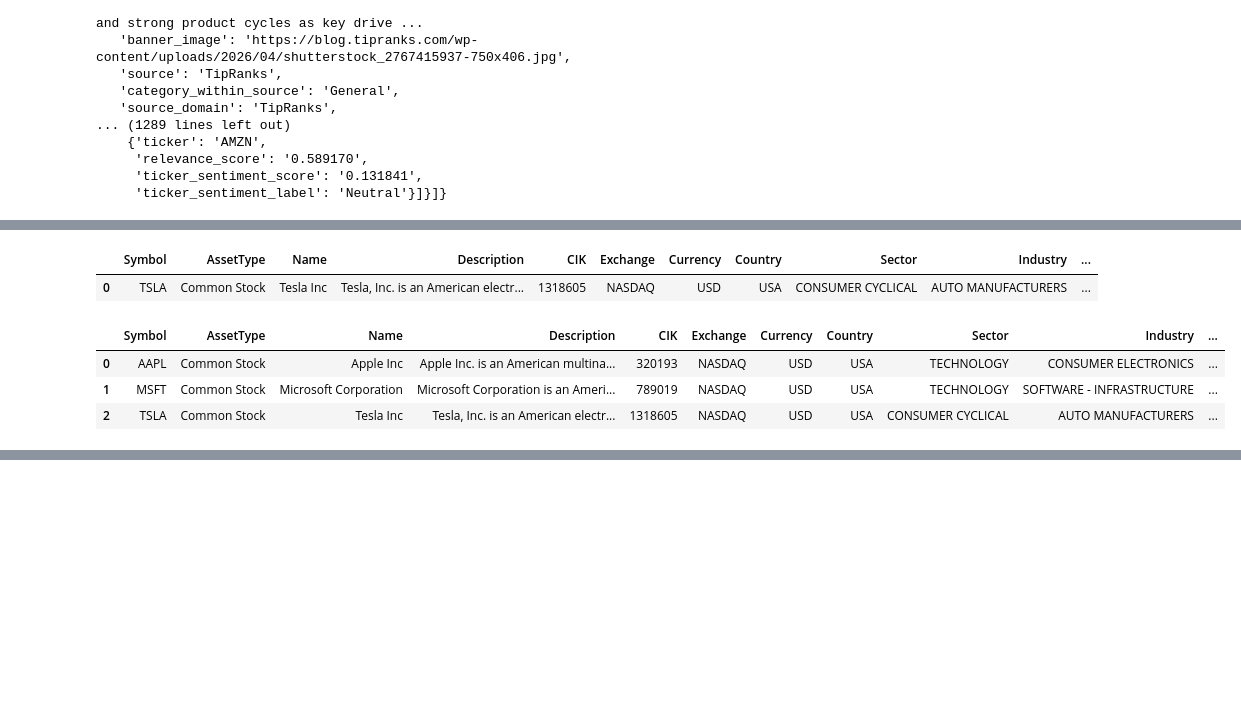
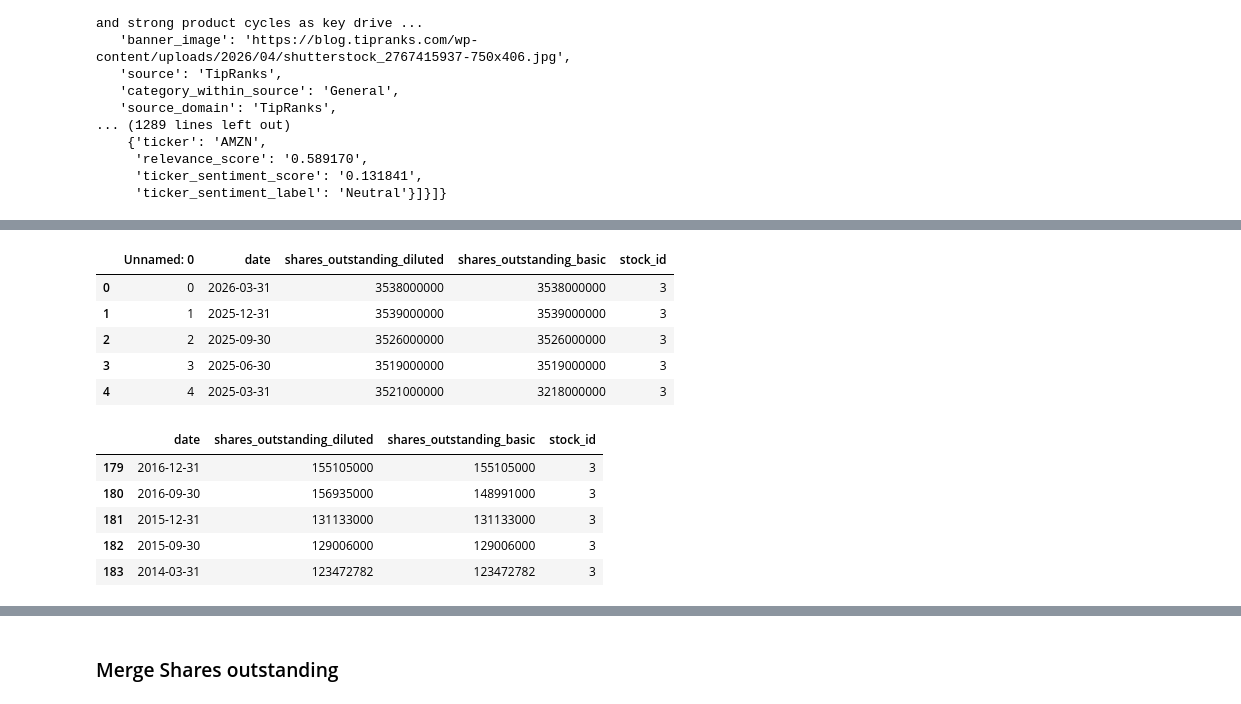
Before and after one commit to kumarbyes/project_stock_analysis, a Jupyter notebook: alpha_vantage_api/querying_alpha_vantage.ipynb, the cells around one changed output, grey strips where cells are left out. Saved outputs shown, nothing was run; the diff lists cells and outputs as text; code cells hidden in the pictures; blank space fills up the shorter version.

```diff
--- a/alpha_vantage_api/querying_alpha_vantage.ipynb
+++ b/alpha_vantage_api/querying_alpha_vantage.ipynb
@@ -145,17 +150,24 @@ df2.head()
 # %%
 df3 = pd.read_csv('./stocks/TSLA/OVERVIEW.csv')
+df3["stock_id"] = 3
 df3.head()
 # %% [output]
-|  | Symbol | AssetType | Name | Description | CIK | Exchange | Currency | Country | Sector | Industry | ... |
-| 0 | TSLA | Common Stock | Tesla Inc | Tesla, Inc. is an American electr... | 1318605 | NASDAQ | USD | USA | CONSUMER CYCLICAL | AUTO MANUFACTURERS | ... |
+|  | Unnamed: 0 | date | shares_outstanding_diluted | shares_outstanding_basic | stock_id |
+| 0 | 0 | 2026-03-31 | 3538000000 | 3538000000 | 3 |
+| 1 | 1 | 2025-12-31 | 3539000000 | 3539000000 | 3 |
+| 2 | 2 | 2025-09-30 | 3526000000 | 3526000000 | 3 |
+| 3 | 3 | 2025-06-30 | 3519000000 | 3519000000 | 3 |
+| 4 | 4 | 2025-03-31 | 3521000000 | 3218000000 | 3 |
 # %%
 df = pd.concat([df1,df2,df3],ignore_index=True)
-df.head()
+df.tail()
 # %% [output]
-|  | Symbol | AssetType | Name | Description | CIK | Exchange | Currency | Country | Sector | Industry | ... |
-| 0 | AAPL | Common Stock | Apple Inc | Apple Inc. is an American multina... | 320193 | NASDAQ | USD | USA | TECHNOLOGY | CONSUMER ELECTRONICS | ... |
-| 1 | MSFT | Common Stock | Microsoft Corporation | Microsoft Corporation is an Ameri... | 789019 | NASDAQ | USD | USA | TECHNOLOGY | SOFTWARE - INFRASTRUCTURE | ... |
-| 2 | TSLA | Common Stock | Tesla Inc | Tesla, Inc. is an American electr... | 1318605 | NASDAQ | USD | USA | CONSUMER CYCLICAL | AUTO MANUFACTURERS | ... |
+|  | date | shares_outstanding_diluted | shares_outstanding_basic | stock_id |
+| 179 | 2016-12-31 | 155105000 | 155105000 | 3 |
+| 180 | 2016-09-30 | 156935000 | 148991000 | 3 |
+| 181 | 2015-12-31 | 131133000 | 131133000 | 3 |
+| 182 | 2015-09-30 | 129006000 | 129006000 | 3 |
+| 183 | 2014-03-31 | 123472782 | 123472782 | 3 |
 # %%
 df.rename(columns = {"Currency":"currency_id",
                      "Symbol":"stock_id"},inplace=True)
@@ -237,3 +249,5 @@ df.rename(columns={
     "DividendDate": "dividend_date",
     "ExDividendDate": "ex_dividend_date"
 },inplace=True)
+# %% [markdown]
+### Merge Shares outstanding
```
Also changed, not shown: parts of 63 cells of this notebook, 1 other file.
